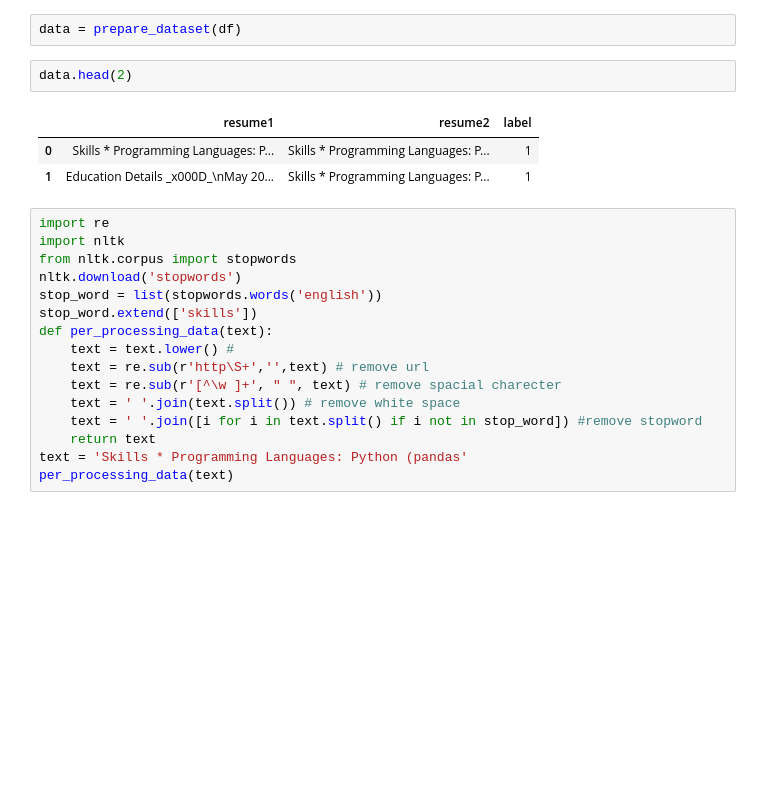
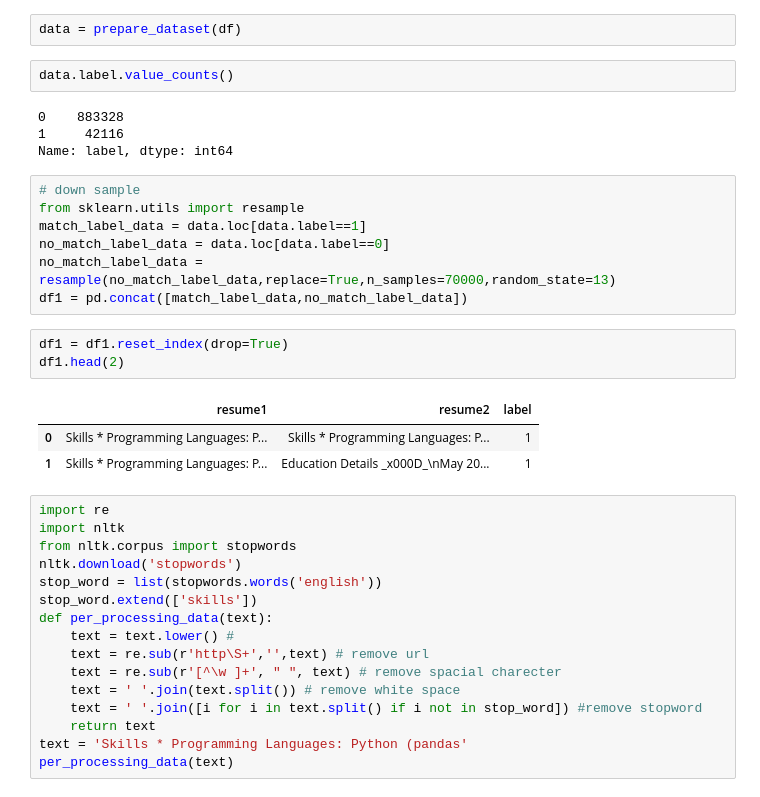
Before and after one commit to ujjalkumarmaity/research-paper-implementation, a Jupyter notebook: Manhattan-LSTM-Model/Manhattan-LSTM.ipynb, the cells around one changed output. Drawn from its saved outputs; the diff is of its cells as text; blank space fills up the shorter version.

```diff
--- a/Manhattan-LSTM-Model/Manhattan-LSTM.ipynb
+++ b/Manhattan-LSTM-Model/Manhattan-LSTM.ipynb
@@ -107,12 +107,26 @@ def prepare_dataset(df):
     return pd.DataFrame({'resume1':x1,'resume2':x2,'label':label})
 # %%
 data = prepare_dataset(df)
-# %%
-data.head(2)
-# %% [output]
-|  | resume1 | resume2 | label |
-| 0 | Skills * Programming Languages: P... | Skills * Programming Languages: P... | 1 |
-| 1 | Education Details _x000D_\nMay 20... | Skills * Programming Languages: P... | 1 |
+# %%
+data.label.value_counts()
+# %% [output]
+0    883328
+1     42116
+Name: label, dtype: int64
+# %%
+# down sample
+from sklearn.utils import resample
+match_label_data = data.loc[data.label==1]
+no_match_label_data = data.loc[data.label==0]
+no_match_label_data = resample(no_match_label_data,replace=True,n_samples=70000,random_state=13)
+df1 = pd.concat([match_label_data,no_match_label_data])
+# %%
+df1 = df1.reset_index(drop=True)
+df1.head(2)
+# %% [output]
+|  | resume1 | resume2 | label |
+| 0 | Skills * Programming Languages: P... | Skills * Programming Languages: P... | 1 |
+| 1 | Skills * Programming Languages: P... | Education Details _x000D_\nMay 20... | 1 |
 # %%
 import re
 import nltk
```
Also changed, not shown: parts of 11 cells of this notebook.
